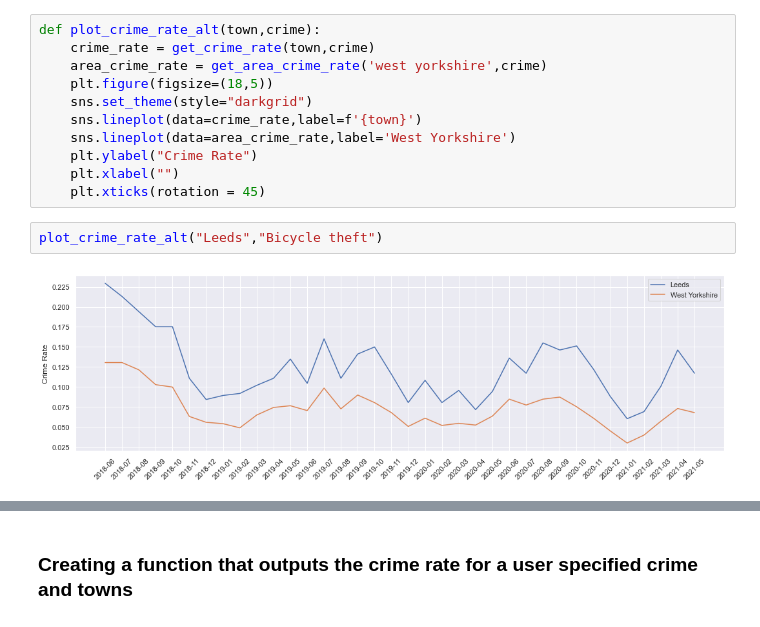
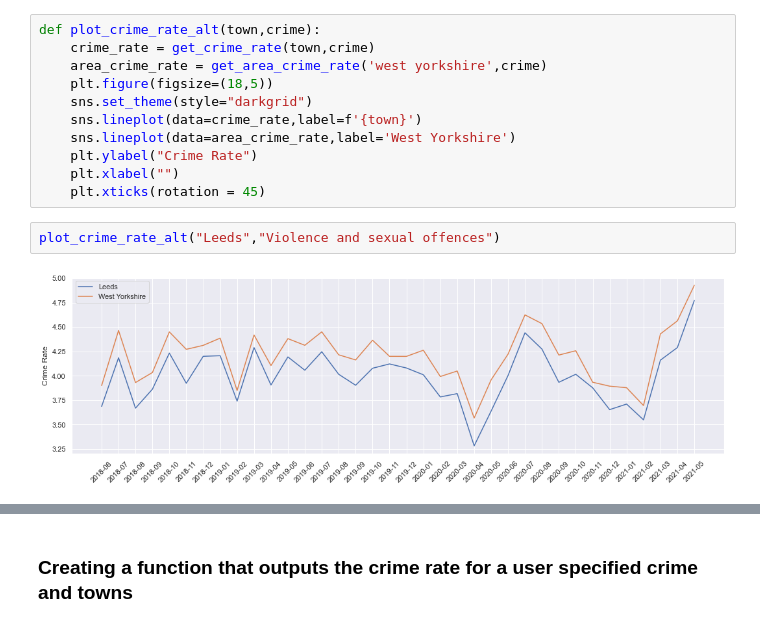
Before and after one commit to BrialFGD/projectUKcrime, a Jupyter notebook: notebooks/all_area_crime_analysis.ipynb, the cells around one changed output, grey strips where cells are left out. Drawn from its saved outputs; the diff is of its cells as text.

```diff
--- a/notebooks/all_area_crime_analysis.ipynb
+++ b/notebooks/all_area_crime_analysis.ipynb
@@ -231,8 +252,8 @@ def plot_crime_rate_alt(town,crime):
     plt.xlabel("")
     plt.xticks(rotation = 45)
 # %%
-plot_crime_rate_alt("Leeds","Bicycle theft")
+plot_crime_rate_alt("Leeds","Violence and sexual offences")
 # %% [output]
-[figure, old version]
+[figure, new version]
 # %%
 plot_crime_rate_alt("Leeds","Drugs")
```
Also changed, not shown: parts of 17 cells of this notebook, 2 other files.
